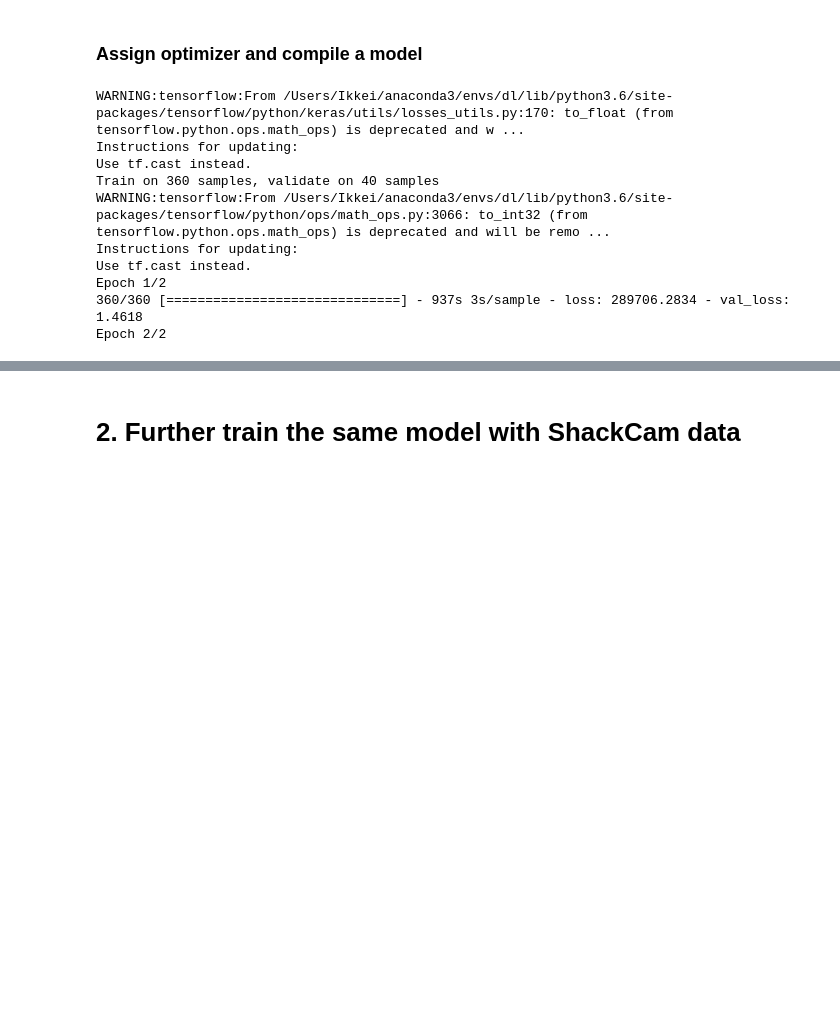
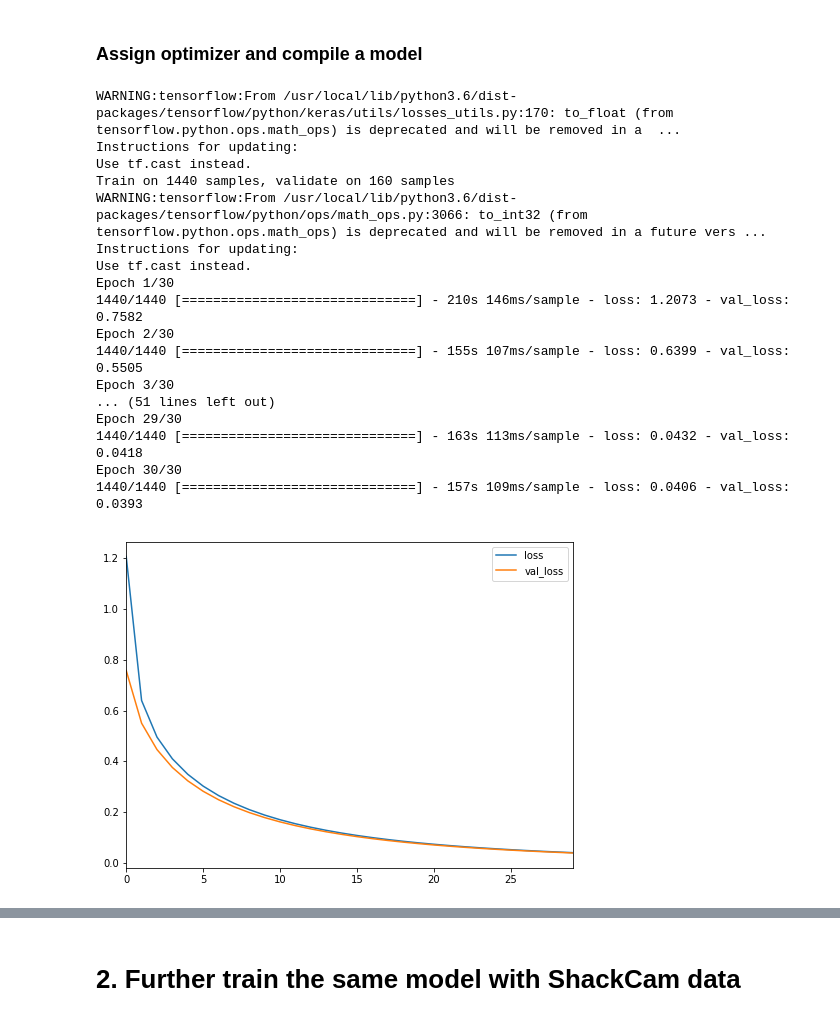
Before and after one commit to philkim72/DeepShack, a Jupyter notebook: train/train.ipynb, the cells around one changed output, grey strips where cells are left out. Cells and saved outputs as stored; diff of their text form; code cells hidden in the pictures; blank space fills up the shorter version.

```diff
--- a/train/train.ipynb
+++ b/train/train.ipynb
@@ -60,4 +63,6 @@ Non-trainable params: 0
 __________________________________________________________________________________________________
 # %% [markdown]
 ###  Split data to train/test
+# %%
+train_size = 0.8
 # %%
@@ -72,17 +75,25 @@ y_train (400, 16, 16, 1) y_test (1600, 16, 16, 1)
 # %% [markdown]
 ### Assign optimizer and compile a model
 # %%
-model.train(x_train, y_train, epochs=2, batch_size=16)
+model.train(x_train, y_train, epochs=30, batch_size=32)
 # %% [output]
-WARNING:tensorflow:From /Users/Ikkei/anaconda3/envs/dl/lib/python3.6/site-packages/tensorflow/python/keras/utils/losses_utils.py:170: to_float (from tensorflow.python.ops.math_ops) is deprecated and w ...
+WARNING:tensorflow:From /usr/local/lib/python3.6/dist-packages/tensorflow/python/keras/utils/losses_utils.py:170: to_float (from tensorflow.python.ops.math_ops) is deprecated and will be removed in a  ...
 Instructions for updating:
 Use tf.cast instead.
-Train on 360 samples, validate on 40 samples
-WARNING:tensorflow:From /Users/Ikkei/anaconda3/envs/dl/lib/python3.6/site-packages/tensorflow/python/ops/math_ops.py:3066: to_int32 (from tensorflow.python.ops.math_ops) is deprecated and will be remo ...
+Train on 1440 samples, validate on 160 samples
+WARNING:tensorflow:From /usr/local/lib/python3.6/dist-packages/tensorflow/python/ops/math_ops.py:3066: to_int32 (from tensorflow.python.ops.math_ops) is deprecated and will be removed in a future vers ...
 Instructions for updating:
 Use tf.cast instead.
-Epoch 1/2
-360/360 [==============================] - 937s 3s/sample - loss: 289706.2834 - val_loss: 1.4618
-Epoch 2/2
+Epoch 1/30
+1440/1440 [==============================] - 210s 146ms/sample - loss: 1.2073 - val_loss: 0.7582
+Epoch 2/30
+1440/1440 [==============================] - 155s 107ms/sample - loss: 0.6399 - val_loss: 0.5505
+Epoch 3/30
+... (51 lines left out)
+Epoch 29/30
+1440/1440 [==============================] - 163s 113ms/sample - loss: 0.0432 - val_loss: 0.0418
+Epoch 30/30
+1440/1440 [==============================] - 157s 109ms/sample - loss: 0.0406 - val_loss: 0.0393
+[figure, added]
 # %%
 model.evaluate(x_test, y_test)
```
Also changed, not shown: parts of 20 cells of this notebook, 1 other file.
